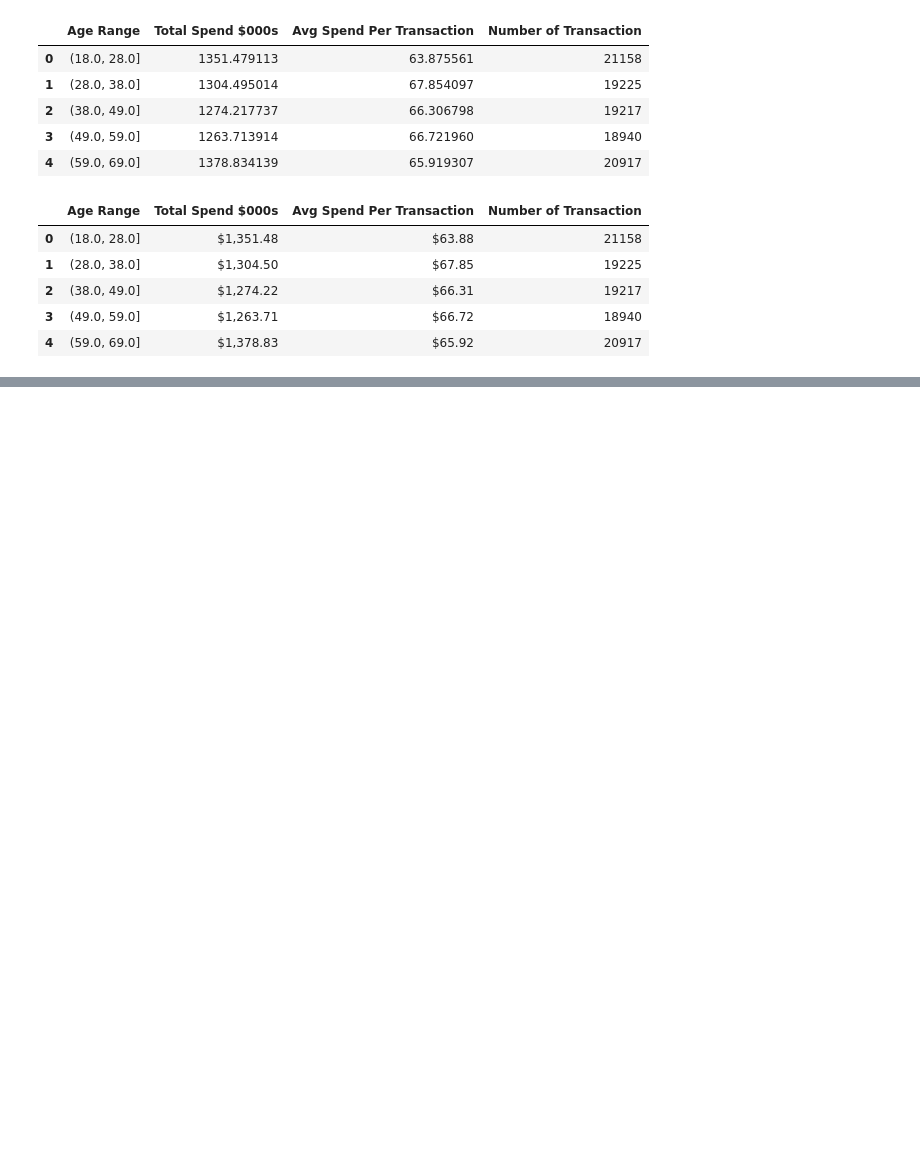
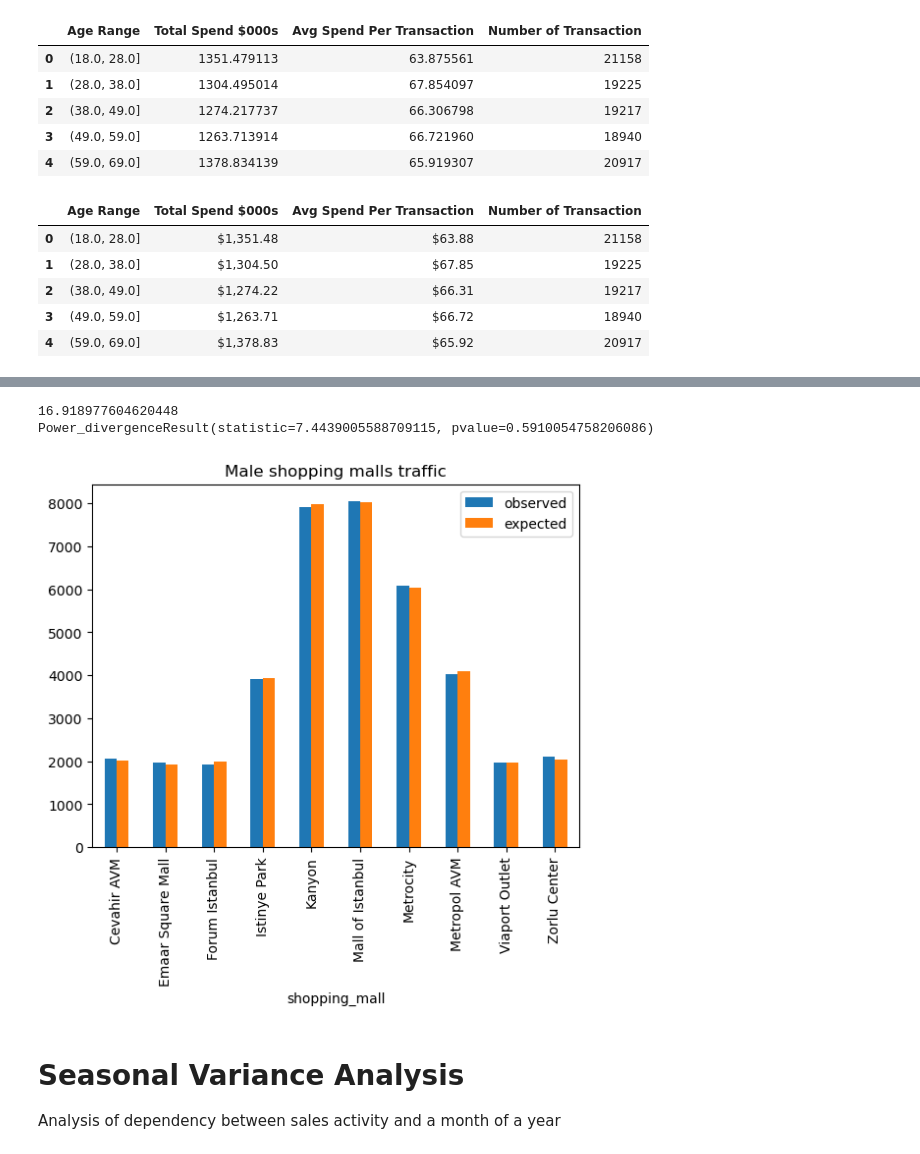
Before and after one commit to SarahIFawzy/Retail-Sales-Analysis, a Jupyter notebook: compiled_code.ipynb, the cells around one changed output, grey strips where cells are left out. Cells and saved outputs as stored; diff of their text form; code cells hidden in the pictures; blank space fills up the shorter version.

```diff
--- a/compiled_code.ipynb
+++ b/compiled_code.ipynb
@@ -1263,0 +1357,7 @@ analysis_by_age
+# %%
+male_customers_by_mall = pd.DataFrame({
+    "observed": male_customers_by_mall_observed,
+    "expected": male_customers_by_mall_expected
+})
+
+male_customers_by_mall
@@ -1263,0 +1397,23 @@ analysis_by_age
+# %%
+#Conduct a chi-square test for male visitation.
+#Calculate the critical value (exceeding which we can consider the difference in visitation to be statistically significant).
+
+degree_of_freedom = len(male_customers_by_mall) - 1
+p_value = 0.05
+confidence_level = 1- p_value
+
+critical_value = stats.chi2.ppf(confidence_level, degree_of_freedom)
+print(critical_value)
+
+print(stats.chisquare(f_obs=male_customers_by_mall["observed"], f_exp=male_customers_by_mall["expected"]))
+
+male_customers_by_mall.plot(kind="bar")
+plt.title("Male shopping malls traffic")
+plt.show()
+# %% [output]
+16.918977604620448
+Power_divergenceResult(statistic=7.4439005588709115, pvalue=0.5910054758206086)
+[figure, added]
+# %% [markdown]
+# Seasonal Variance Analysis
+Analysis of dependency between sales activity and a month of a year
```
Also changed, not shown: parts of 40 cells of this notebook.
